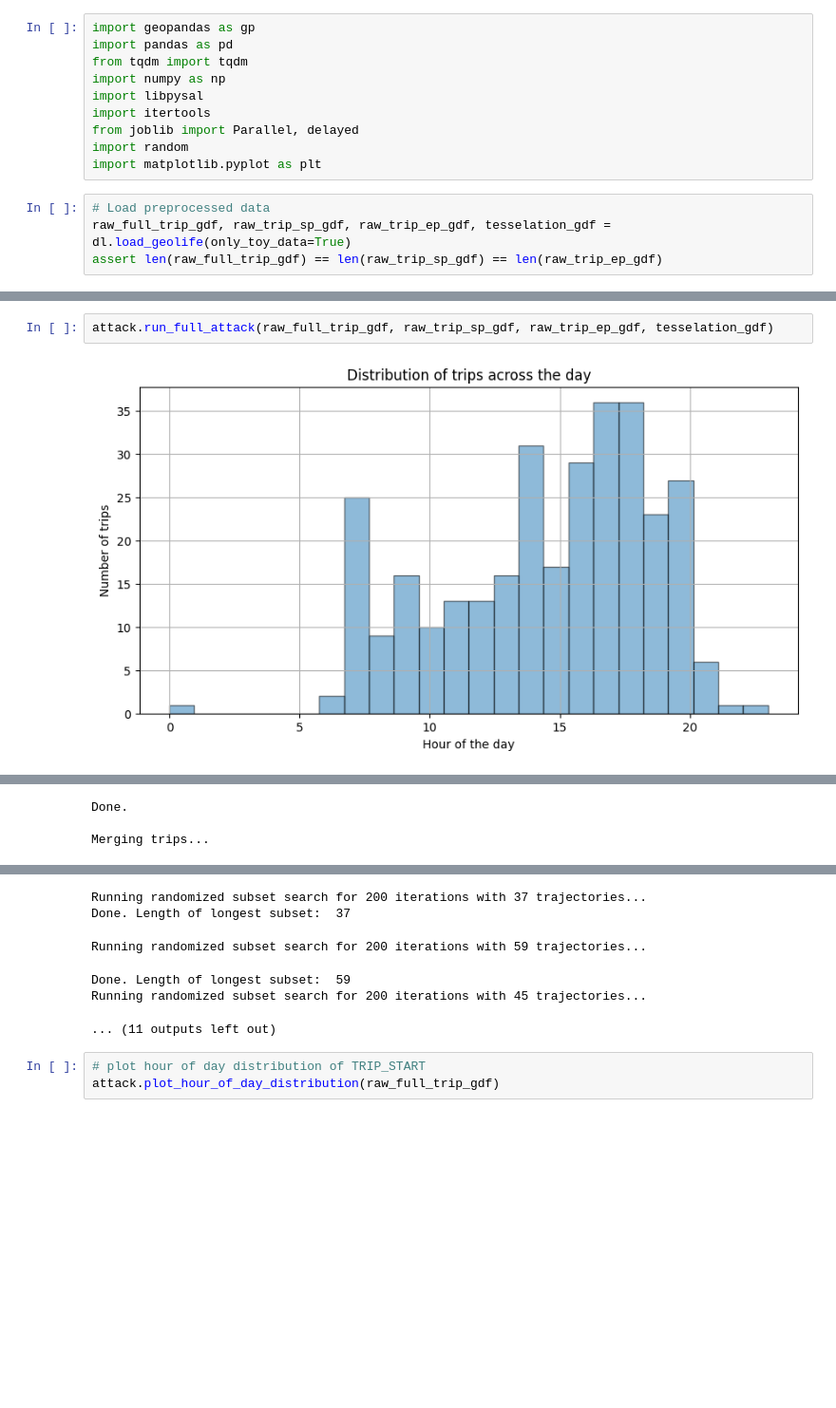
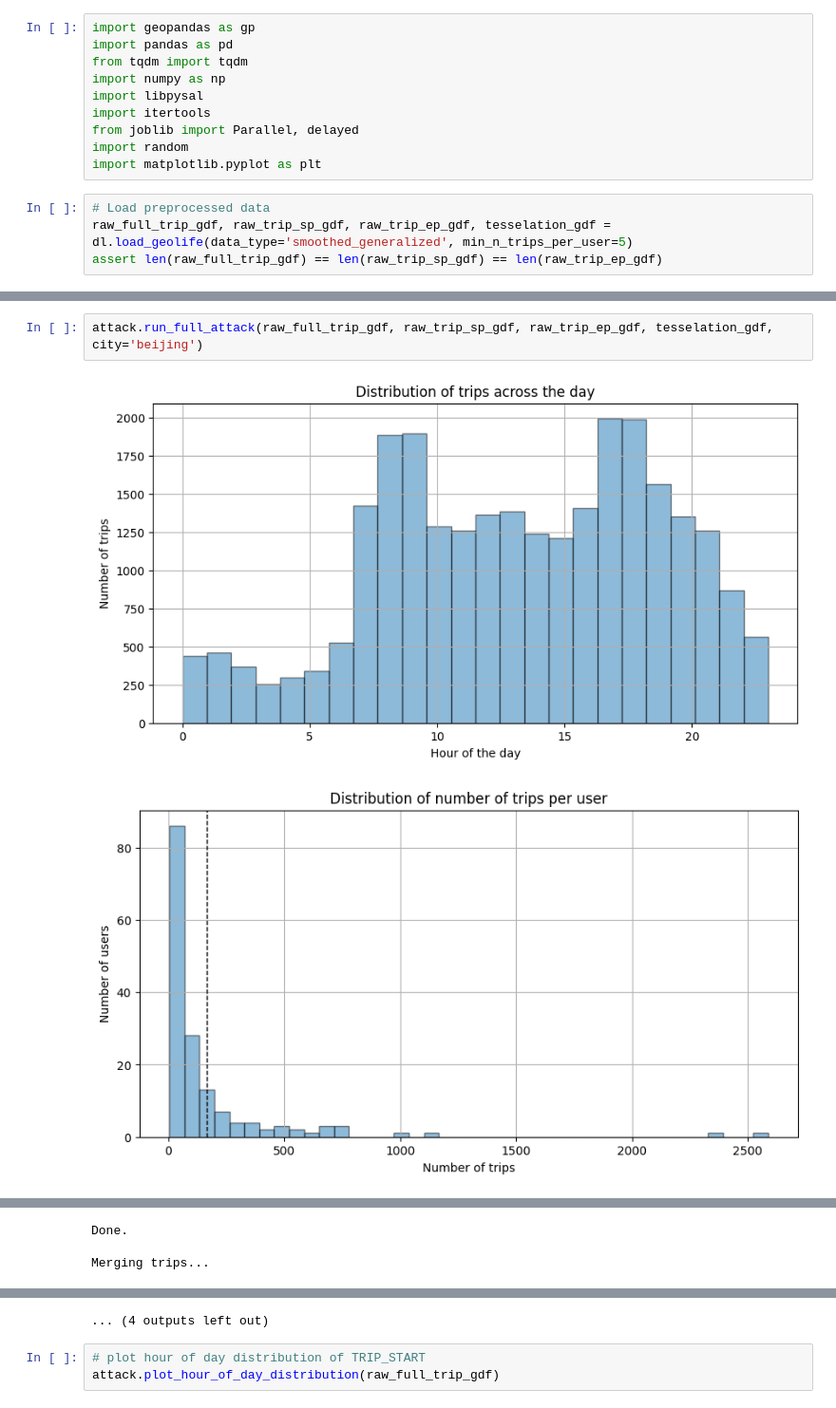
Before and after one commit to benediktstroebl/Master-Thesis, a Jupyter notebook: Geolife/attack_geolife.ipynb, the cells around one changed output, grey strips where cells are left out. Shown at 95% size. Cells and saved outputs as stored; diff of their text form; blank space fills up the shorter version.

```diff
--- a/Geolife/attack_geolife.ipynb
+++ b/Geolife/attack_geolife.ipynb
@@ -16,6 +16,6 @@ import random
 import matplotlib.pyplot as plt
 # %%
 # Load preprocessed data
-raw_full_trip_gdf, raw_trip_sp_gdf, raw_trip_ep_gdf, tesselation_gdf = dl.load_geolife(only_toy_data=True)
+raw_full_trip_gdf, raw_trip_sp_gdf, raw_trip_ep_gdf, tesselation_gdf = dl.load_geolife(data_type='smoothed_generalized', min_n_trips_per_user=5)
 assert len(raw_full_trip_gdf) == len(raw_trip_sp_gdf) == len(raw_trip_ep_gdf)
 # %% [output]
@@ -43,4 +26,5 @@ See the caveats in the documentation: https://pandas.pydata.org/pandas-docs/stab
 # %%
-attack.run_full_attack(raw_full_trip_gdf, raw_trip_sp_gdf, raw_trip_ep_gdf, tesselation_gdf)
+attack.run_full_attack(raw_full_trip_gdf, raw_trip_sp_gdf, raw_trip_ep_gdf, tesselation_gdf, city='beijing')
 # %% [output]
-[figure, old version]
+[figure, new version]
+[figure, added]
@@ -112,9 +78,4 @@ Building clustering after HL matching step...
-Running randomized subset search for 200 iterations with 37 trajectories...
-Done. Length of longest subset:  37
+... (4 outputs left out)
-Running randomized subset search for 200 iterations with 59 trajectories...
-Done. Length of longest subset:  59
-Running randomized subset search for 200 iterations with 45 trajectories...
-... (11 outputs left out)
 # %%
 # plot hour of day distribution of TRIP_START
 attack.plot_hour_of_day_distribution(raw_full_trip_gdf)
```
Also changed, not shown: parts of 2 cells of this notebook, 10 other files.
